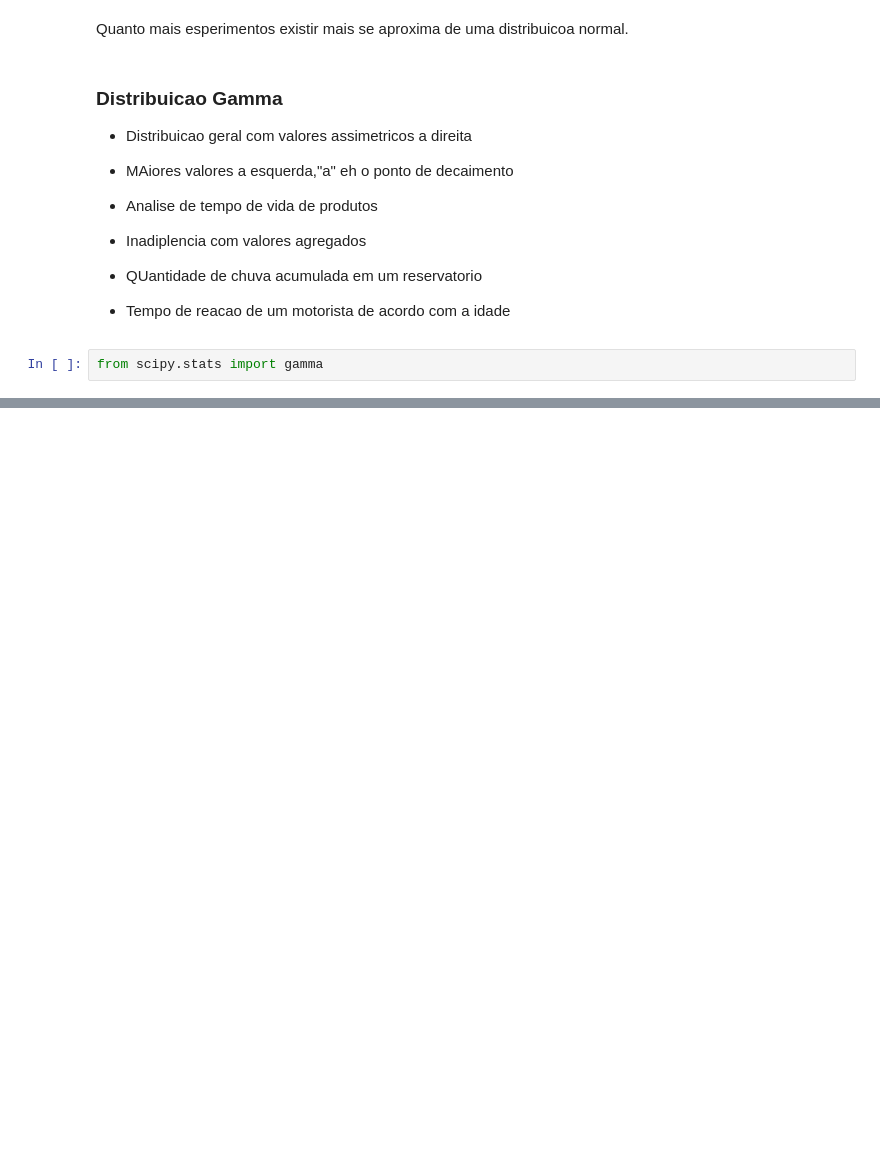
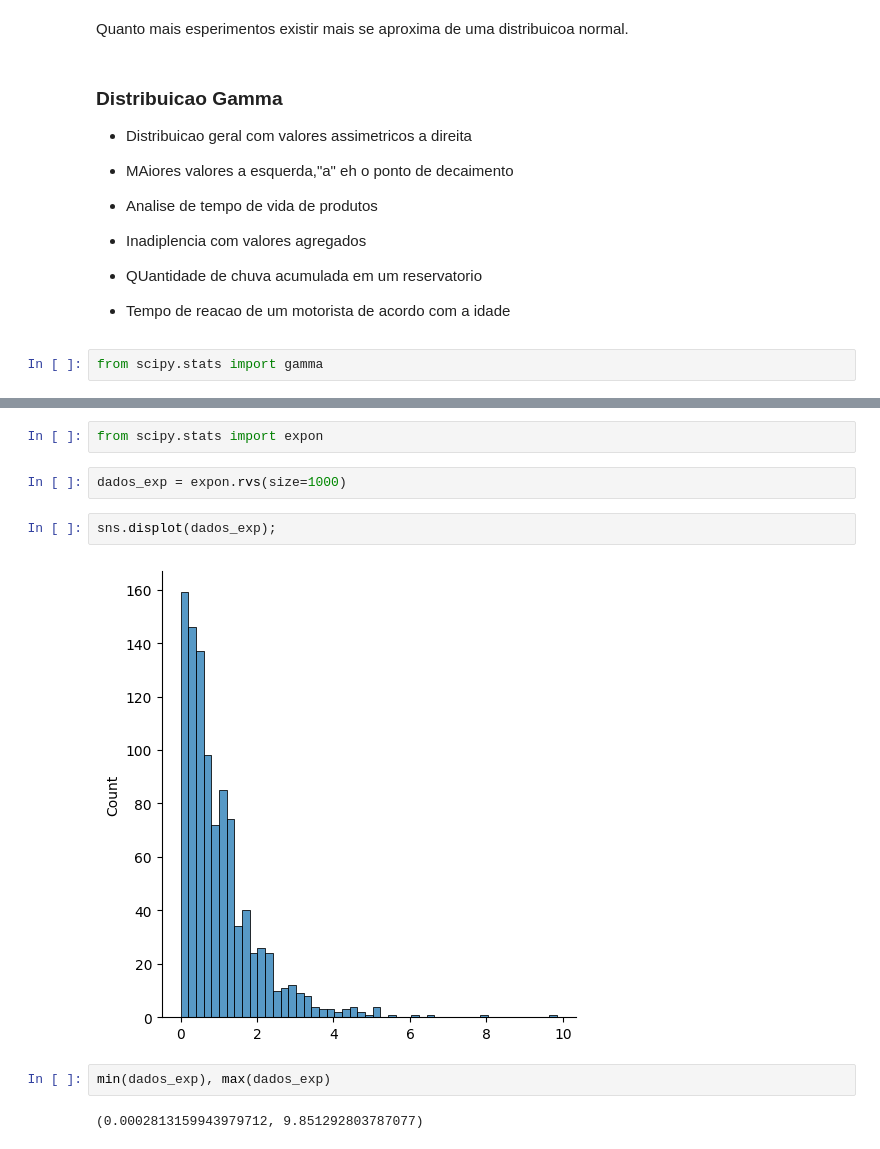
Before and after one commit to HammadN98/Curso_Estatistica, a Jupyter notebook: S6DistribuicoesEstatisticas.ipynb, the cells around one changed output, grey strips where cells are left out. Drawn from its saved outputs; the diff is of its cells as text; blank space fills up the shorter version.

```diff
--- a/S6DistribuicoesEstatisticas.ipynb
+++ b/S6DistribuicoesEstatisticas.ipynb
@@ -350,0 +357,12 @@ https://gist.github.com/mwaskom/de44147ed2974457ad6372750bbe5751
+# %%
+from scipy.stats import expon
+# %%
+dados_exp = expon.rvs(size=1000)
+# %%
+sns.displot(dados_exp);
+# %% [output]
+[figure, added]
+# %%
+min(dados_exp), max(dados_exp)
+# %% [output]
+(0.0002813159943979712, 9.851292803787077)
```
Also changed, not shown: parts of 16 cells of this notebook.
